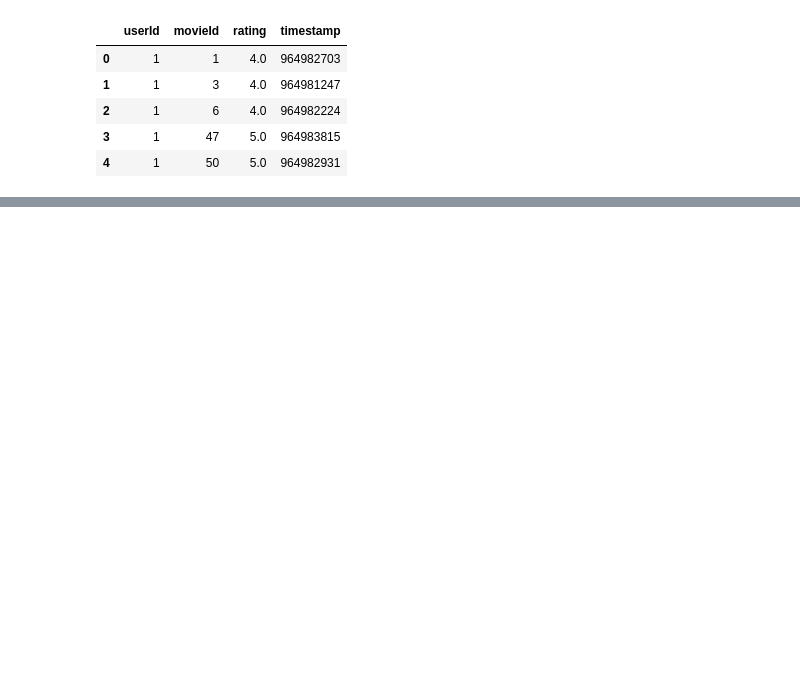
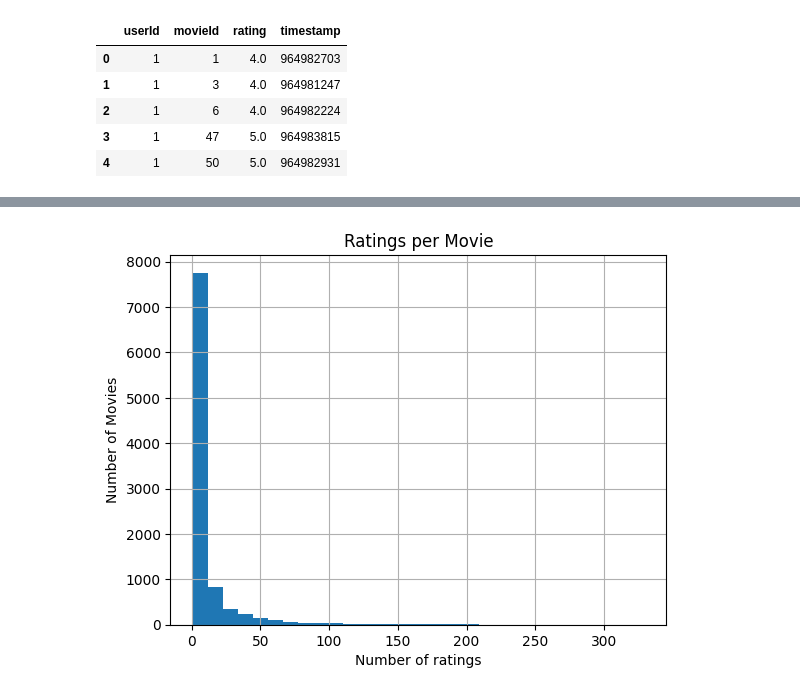
Before and after one commit to albertoah9/Movie-Recommender-AI, a Jupyter notebook: notebooks/01_exploratory_data_analysis.ipynb, the cells around one changed output, grey strips where cells are left out. Cells and saved outputs as stored; diff of their text form; code cells hidden in the pictures; blank space fills up the shorter version.

```diff
--- a/notebooks/01_exploratory_data_analysis.ipynb
+++ b/notebooks/01_exploratory_data_analysis.ipynb
@@ -187,0 +281,7 @@ ratings.head()
+# %%
+movie_popularity = ratings.groupby("movieId").agg(
+    nRatings = ("movieId", "count"),
+    avgRating = ("rating", "mean")
+)
+
+movie_popularity.head()
@@ -187,0 +296,9 @@ ratings.head()
+# %%
+movie_popularity["nRatings"].hist(bins=30)
+
+plt.title("Ratings per Movie")
+plt.xlabel("Number of ratings")
+plt.ylabel("Number of Movies")
+plt.show()
+# %% [output]
+[figure, added]
```
Also changed, not shown: parts of 29 cells of this notebook, 6 other files.
